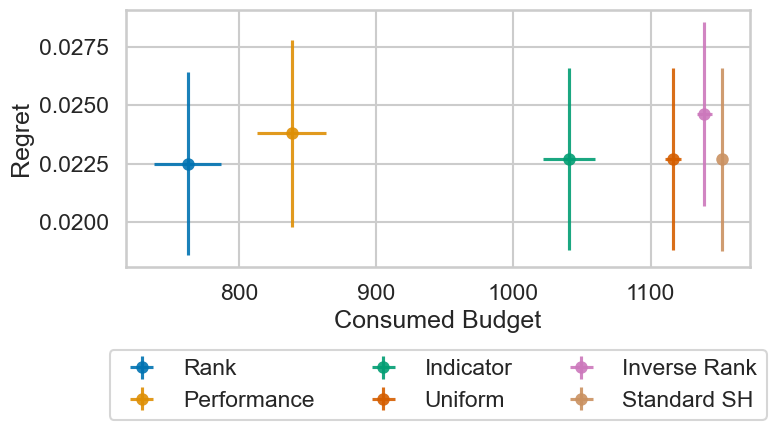
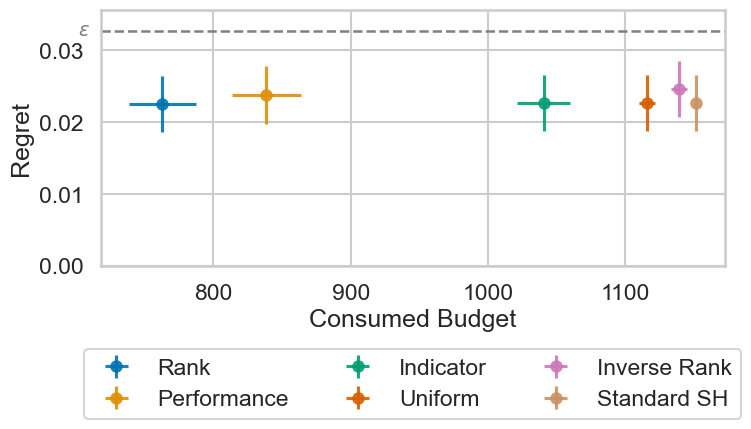
The notebook cell's code change between the first figure and the second:
--- before
+++ after
@@ -1,4 +1,4 @@
 # base subset for pareto front idea
 lcbench_date = lcbench_date[(lcbench_date["sigma0"] == 0.0001) | (lcbench_date["prior"] == "Standard SH")]
-pareto_front_idea(lcbench_date).savefig("plots/pareto_front_idea_lcbench.pdf", bbox_inches='tight')
-pareto_front_idea(lcbench_date).savefig("plots/pareto_front_idea_lcbench.png", bbox_inches='tight')
+pareto_front_idea(lcbench_date, (710, 0.0315)).savefig("plots/pareto_front_idea_lcbench.png", bbox_inches='tight')
+pareto_front_idea(lcbench_date, (710, 0.0315)).savefig("plots/pareto_front_idea_lcbench.pdf", bbox_inches='tight')

Commit: Update